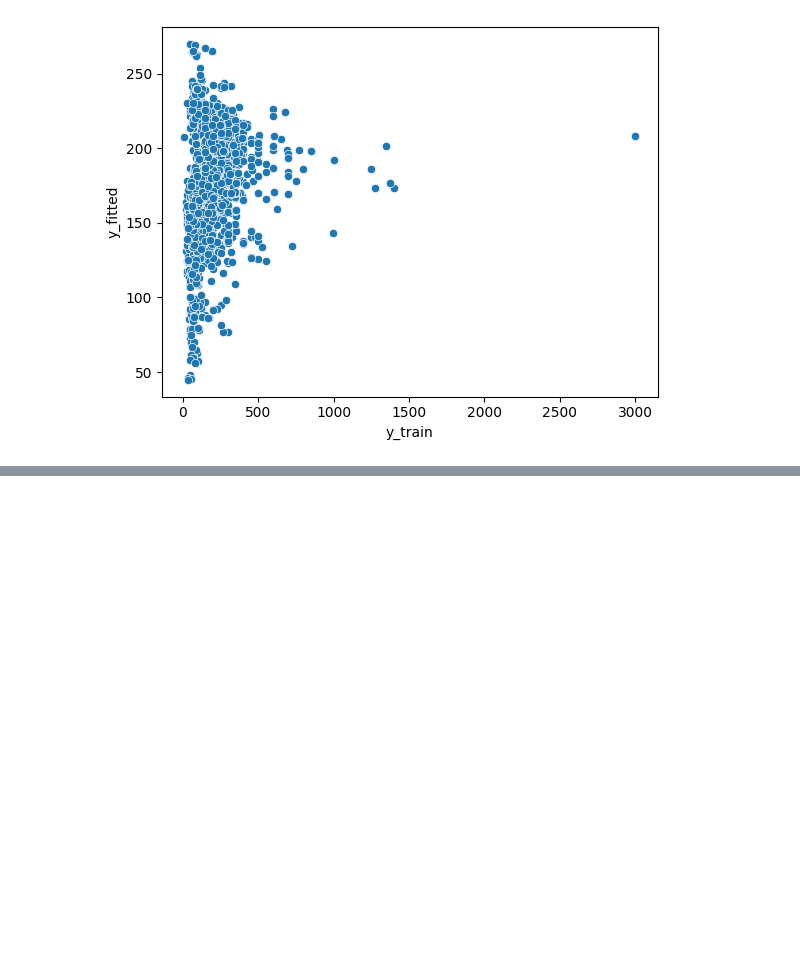
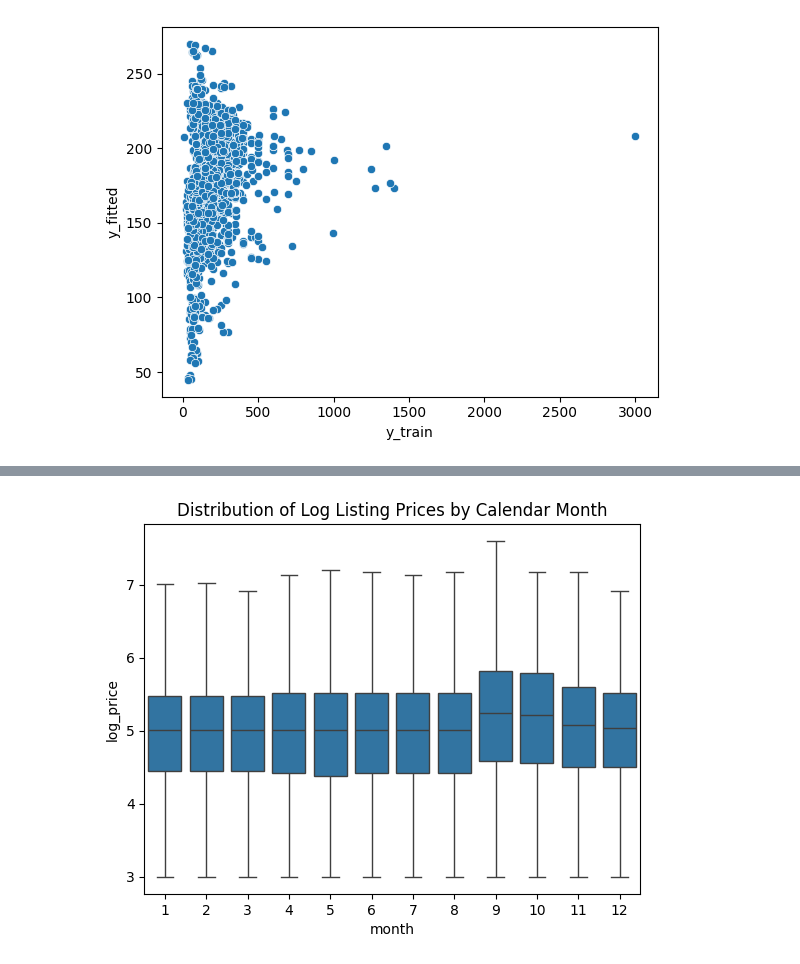
Before and after one commit to justinclarkhome/UdacityDataScienceProject1, a Jupyter notebook: Project1.ipynb, the cells around one changed output, grey strips where cells are left out. Cells and saved outputs as stored; diff of their text form; code cells hidden in the pictures; blank space fills up the shorter version.

```diff
--- a/Project1.ipynb
+++ b/Project1.ipynb
@@ -339,7 +369,7 @@ ignore = [
 ]
 
 unique_characteristics = {}
-for i in boston_listing_col_types['object']:
+for i in boston_listing_col_types['object'] + boston_listing_col_types['int']:
     if i in ignore or '_url' in i:
         continue
     unique_values = boston_listings[i].dropna().unique()
@@ -375,11 +447,20 @@ boston_calendar.price = [float(i.replace('$', '').replace(',', '')) if type(i) i
 boston_calendar.date = [pd.Timestamp(i) if type(i) is str else i for i in boston_calendar.date]
 
 # add a month, year columns for seasonality analysis
+day_map = {0: 'Mon', 1: 'Tues', 2: 'Wed', 3: 'Thurs', 4: 'Fri', 5: 'Sat', 6: 'Sun'}
+boston_calendar['weekday'] = [i.weekday() for i in boston_calendar.date]
 boston_calendar['month'] = [i.month for i in boston_calendar.date]
 boston_calendar['year'] = [i.year for i in boston_calendar.date]
 # %%
-sns.boxplot(
-    data=boston_calendar.dropna(),
+ax = sns.boxplot(
+    data=(
+        boston_calendar.assign(log_price=lambda x: np.log(x['price'])).dropna()
+    ),
     x='month',
-    y='price',
+    y='log_price',
+    showfliers=False,
+    whis=1.5,
 )
+ax.set_title("Distribution of Log Listing Prices by Calendar Month");
+# %% [output]
+[figure, added]
```
Also changed, not shown: parts of 18 cells of this notebook.
